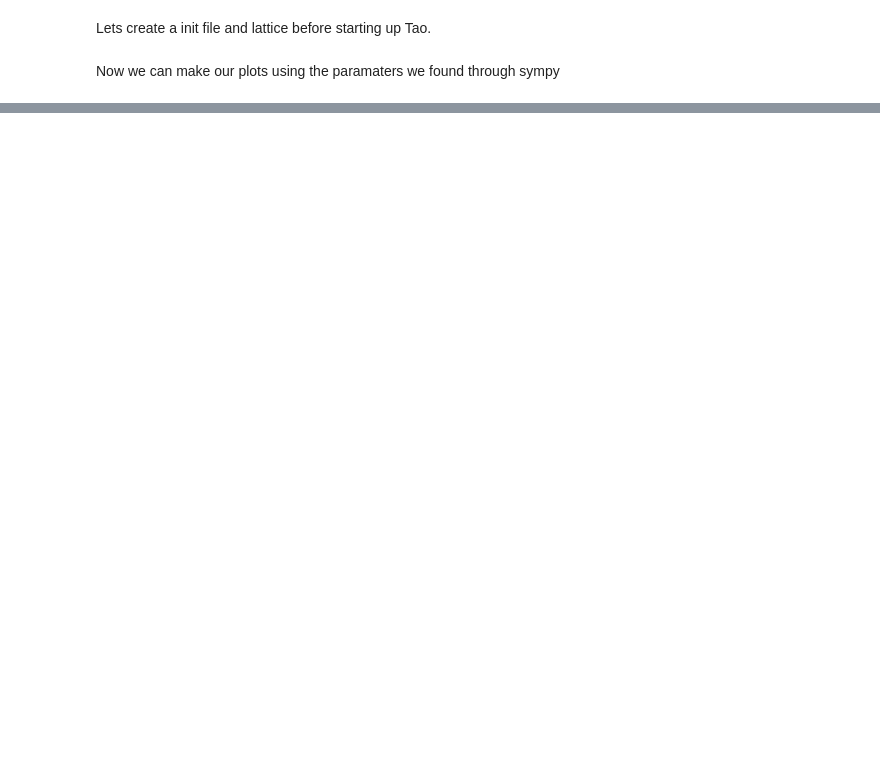
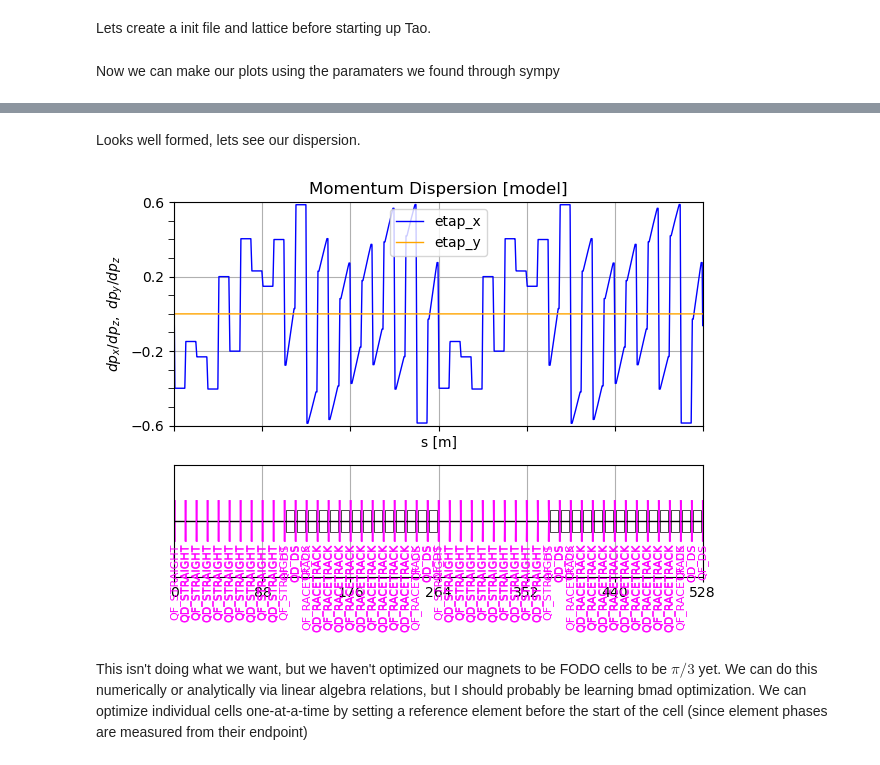
Before and after one commit to andrew-koren/learn-bmad, a Jupyter notebook: project_2/project2_old.ipynb, the cells around one changed output, grey strips where cells are left out. Saved outputs shown, nothing was run; the diff lists cells and outputs as text; code cells hidden in the pictures; blank space fills up the shorter version.

```diff
--- a/project_2/project2_old.ipynb
+++ b/project_2/project2_old.ipynb
@@ -576,0 +741,8 @@ tao.plot(["alpha", "beta"])
+# %% [markdown]
+Looks well formed, lets see our dispersion.
+# %%
+tao.plot('eta')
+# %% [output]
+[figure, added]
+# %% [markdown]
+This isn't doing what we want, but we haven't optimized our magnets to be FODO cells to be $\pi/3$ yet. We can do this numerically or analytically via linear algebra relations, but I should probably be learning bmad optimization. We can optimize individual cells one-at-a-time by setting a reference element before the start of the cell (since element phases are measured from their endpoint)
```
Also changed, not shown: parts of 73 cells of this notebook.
